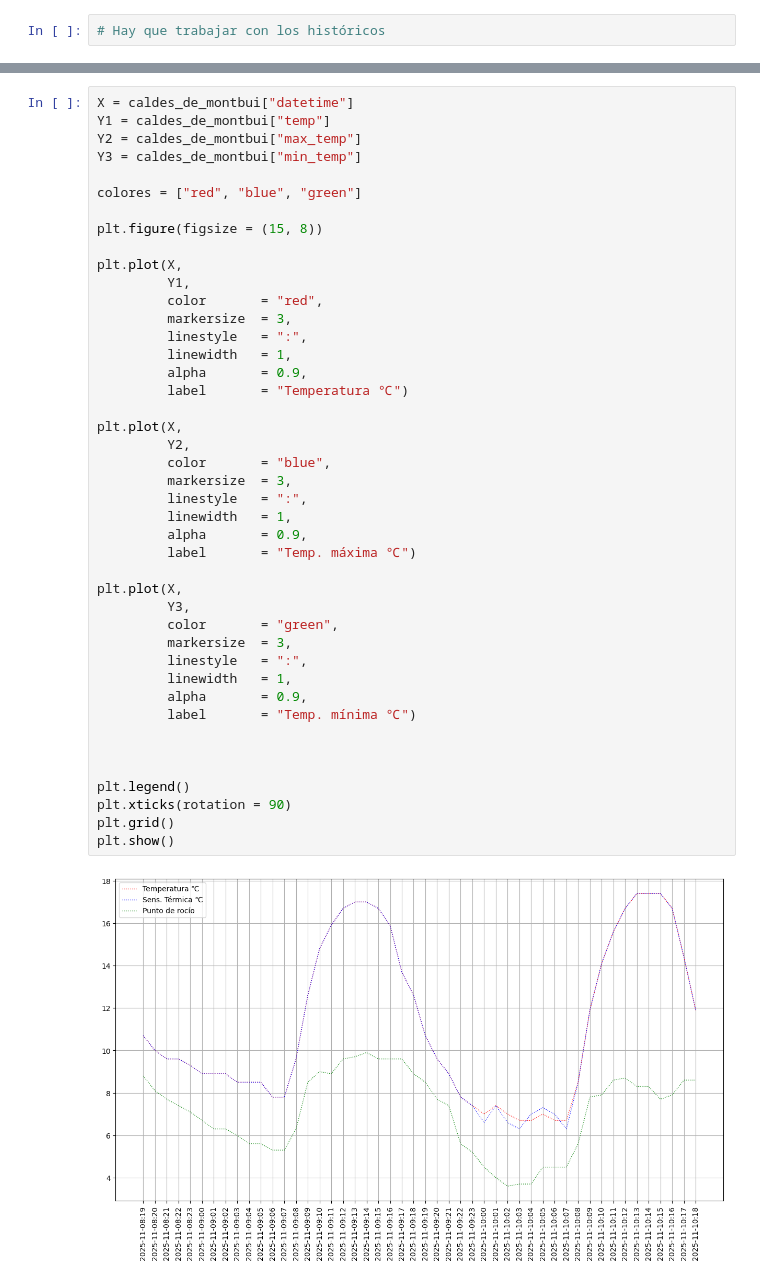
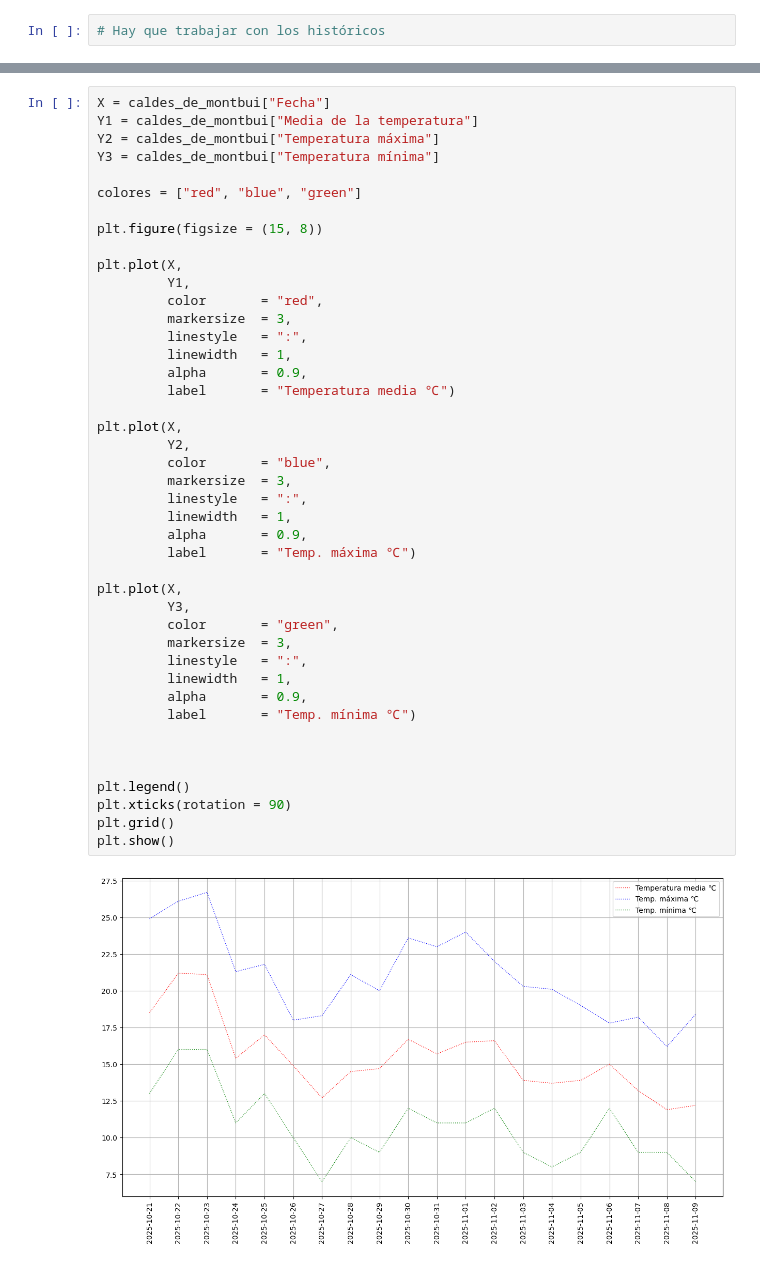
Before and after one commit to Belenm1995/Proyecto_Equipo_D, a Jupyter notebook: Proyecto_D/Extracción_de_datos.ipynb, the cells around one changed output, grey strips where cells are left out. Drawn from its saved outputs; the diff is of its cells as text.

```diff
--- a/Proyecto_D/Extracción_de_datos.ipynb
+++ b/Proyecto_D/Extracción_de_datos.ipynb
@@ -513,8 +572,8 @@ JSONDecodeError: Expecting value: line 1 column 1 (char 0)
 # %%
-X = caldes_de_montbui["datetime"]
-Y1 = caldes_de_montbui["temp"]
-Y2 = caldes_de_montbui["max_temp"]
-Y3 = caldes_de_montbui["min_temp"]
+X = caldes_de_montbui["Fecha"]
+Y1 = caldes_de_montbui["Media de la temperatura"]
+Y2 = caldes_de_montbui["Temperatura máxima"]
+Y3 = caldes_de_montbui["Temperatura mínima"]
 
 colores = ["red", "blue", "green"]
 
@@ -526,32 +585,32 @@ plt.plot(X,
          markersize  = 3,
          linestyle   = ":",
          linewidth   = 1,
          alpha       = 0.9,
-         label       = "Temperatura ℃")
+         label       = "Temperatura media ℃")
 
 plt.plot(X,
          Y2,
          color       = "blue",
          markersize  = 3,
          linestyle   = ":",
          linewidth   = 1,
          alpha       = 0.9,
          label       = "Temp. máxima ℃")
 
 plt.plot(X,
          Y3,
          color       = "green",
          markersize  = 3,
          linestyle   = ":",
          linewidth   = 1,
          alpha       = 0.9,
          label       = "Temp. mínima ℃")
 
 
 
 plt.legend()
 plt.xticks(rotation = 90)
 plt.grid()
 plt.show()
 # %% [output]
-[figure, old version]
+[figure, new version]
```
Also changed, not shown: parts of 11 cells of this notebook.
